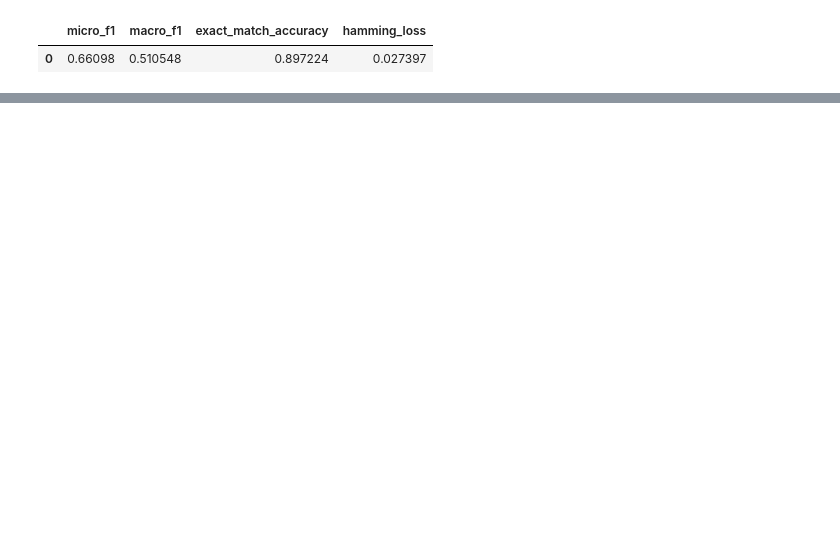
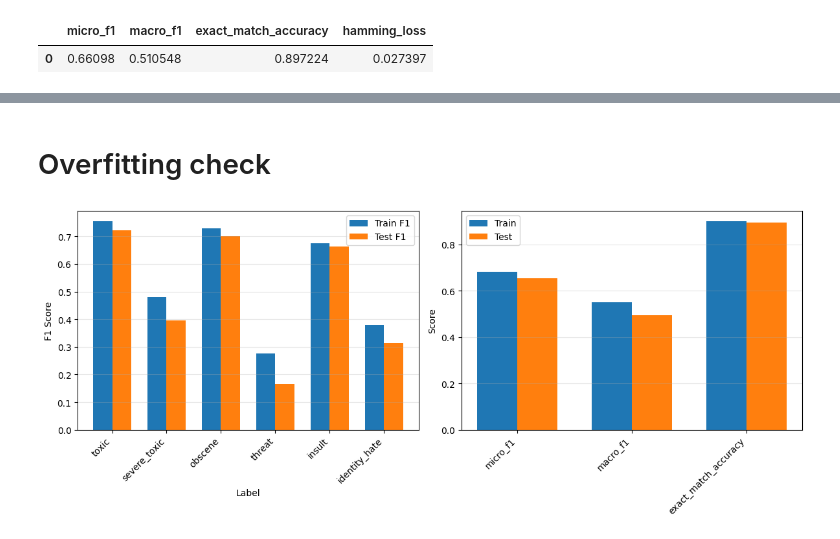
Before and after one commit to ZakaryaAD/Toxic-Comment-Classification-using-Classical-NLP-Methods-and-a-Lightweight-Transformer, a Jupyter notebook: notebooks/naive_bayes_classification.ipynb, the cells around one changed output, grey strips where cells are left out. Drawn from its saved outputs; the diff is of its cells as text; code cells hidden in the pictures; blank space fills up the shorter version.

```diff
--- a/notebooks/naive_bayes_classification.ipynb
+++ b/notebooks/naive_bayes_classification.ipynb
@@ -159,0 +249,79 @@ global_df
+# %% [markdown]
+# Overfitting check
+# %%
+# Overfitting check: Compare train vs test F1 scores
+# Per-label evaluation for train set
+rows_train = []
+X_train_counts = vectorizer.transform(df_train[TEXT_COL])
+for label in LABELS:
+    y_true = df_train[label].values
+    y_pred = models[label].predict(X_train_counts)
+
+    p, r, f1, _ = precision_recall_fscore_support(
+        y_true, y_pred, average="binary", zero_division=0
+    )
+
+    rows_train.append({
+        "label": label,
+        "f1": float(f1),
+    })
+
+results_train_df = pd.DataFrame(rows_train)
+
+# Global metrics for train set
+Y_true_train = df_train[LABELS].values
+Y_pred_train = np.column_stack([
+    models[label].predict(X_train_counts) for label in LABELS
+])
+
+micro_f1_train = f1_score(Y_true_train, Y_pred_train, average="micro", zero_division=0)
+macro_f1_train = f1_score(Y_true_train, Y_pred_train, average="macro", zero_division=0)
+exact_acc_train = accuracy_score(Y_true_train, Y_pred_train)
+
+global_train_df = pd.DataFrame([{
+    "micro_f1": micro_f1_train,
+    "macro_f1": macro_f1_train,
+    "exact_match_accuracy": exact_acc_train,
+}])
+
+# Create comparison plots
+fig, axes = plt.subplots(1, 2, figsize=(12, 5))
+
+# Per-label F1 comparison
+ax = axes[0]
+labels_list = results_train_df["label"].values
+train_f1 = results_train_df["f1"].values
+test_f1 = results_test_df.set_index("label").loc[labels_list, "f1"].values
+
+x = np.arange(len(labels_list))
+width = 0.35
+ax.bar(x - width/2, train_f1, width, label='Train F1')
+ax.bar(x + width/2, test_f1, width, label='Test F1')
+ax.set_xlabel('Label')
+ax.set_ylabel('F1 Score')
+# ax.set_title('Per-Label F1 Comparison (Train vs Test)')
+ax.set_xticks(x)
+ax.set_xticklabels(labels_list, rotation=45, ha='right')
+ax.legend()
+ax.grid(axis='y', alpha=0.3)
+
+# Global metrics comparison
+ax = axes[1]
+metrics = ['micro_f1', 'macro_f1', 'exact_match_accuracy']
+train_vals = [global_train_df[m].values[0] for m in metrics]
+test_vals = [global_test_df[m].values[0] for m in metrics]
+
+x = np.arange(len(metrics))
+ax.bar(x - width/2, train_vals, width, label='Train')
+ax.bar(x + width/2, test_vals, width, label='Test')
+ax.set_ylabel('Score')
+# ax.set_title('Global Metrics Comparison (Train vs Test)')
+ax.set_xticks(x)
+ax.set_xticklabels(metrics, rotation=45, ha='right')
+ax.legend()
+ax.grid(axis='y', alpha=0.3)
+
+plt.tight_layout()
+plt.show()
+# %% [output]
+[figure, added]
```
Also changed, not shown: parts of 9 cells of this notebook.
